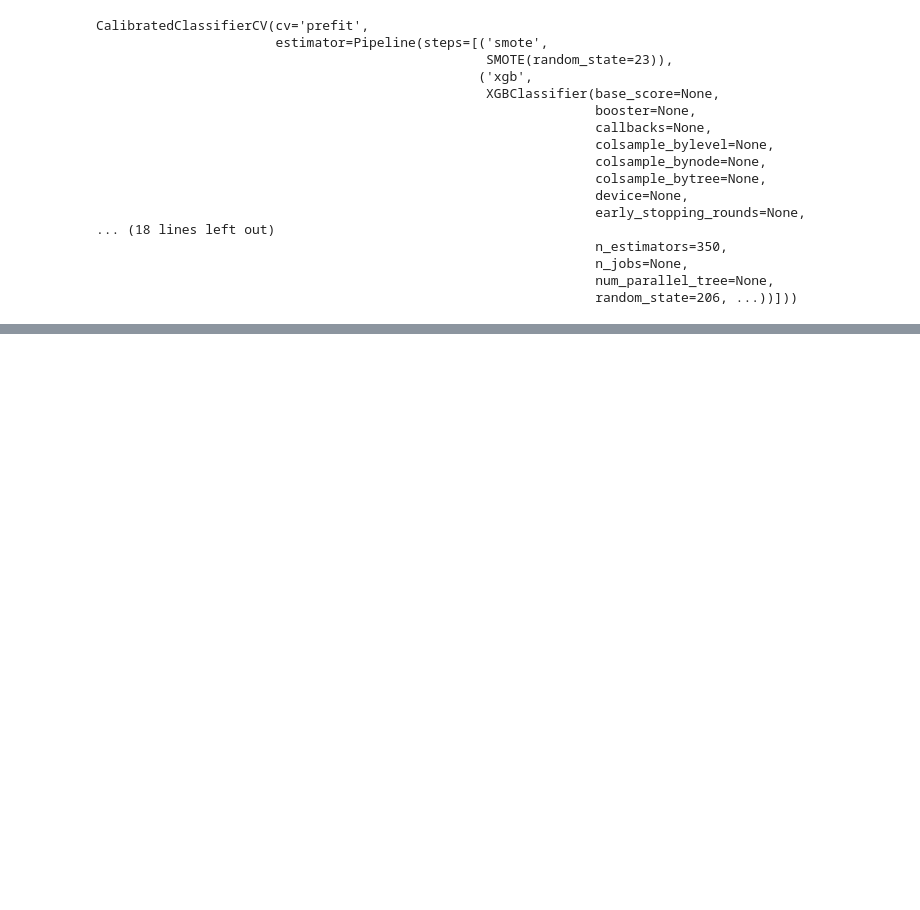
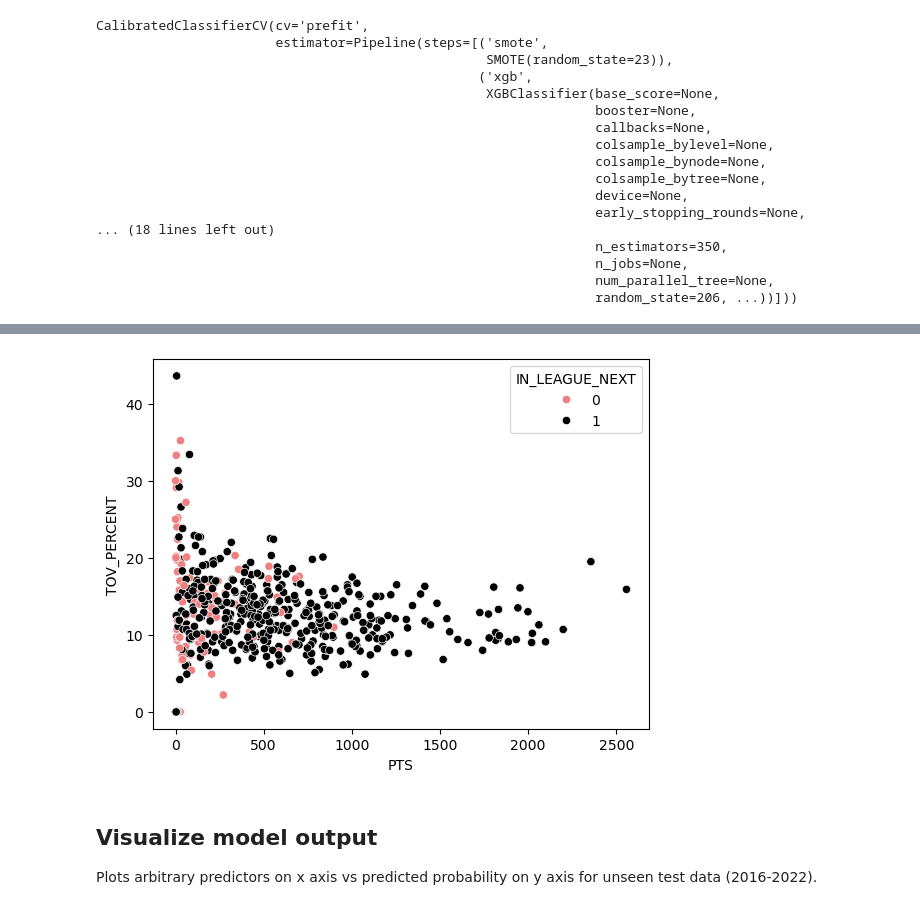
Before and after one commit to aapandy2/predicting_nba_player_retention, a Jupyter notebook: 5_FuturePredictions.ipynb, the cells around one changed output, grey strips where cells are left out. Cells and saved outputs as stored; diff of their text form; code cells hidden in the pictures; blank space fills up the shorter version.

Commit message:
working on model visualization

```diff
--- a/5_FuturePredictions.ipynb
+++ b/5_FuturePredictions.ipynb
@@ -20,2 +19,0 @@ In particular, since at the time of prediction we will have access to all of the
-# %%
-df = ImputeAndScale(df)
@@ -72,2 +83,5 @@ df_2023["PROB"]        = final_model_cal.predict_proba(df_test[features])[:, 1]
 # %%
-df_2023
+def visualize_train(x, y, year):
+    sns.scatterplot(data=df.loc[df.SEASON_START==year], x=x, y=y, hue="IN_LEAGUE_NEXT", palette=["lightcoral", "black"])
+    plt.show()
+    return None
@@ -87,0 +88,8 @@ df_2023
+# %%
+visualize_train("PTS", "TOV_PERCENT", 2016)
+# %% [output]
+[figure, added]
+# %% [markdown]
+## Visualize model output
+
+Plots arbitrary predictors on x axis vs predicted probability on y axis for unseen test data (2016-2022).
```
Also changed, not shown: parts of 12 cells of this notebook.
